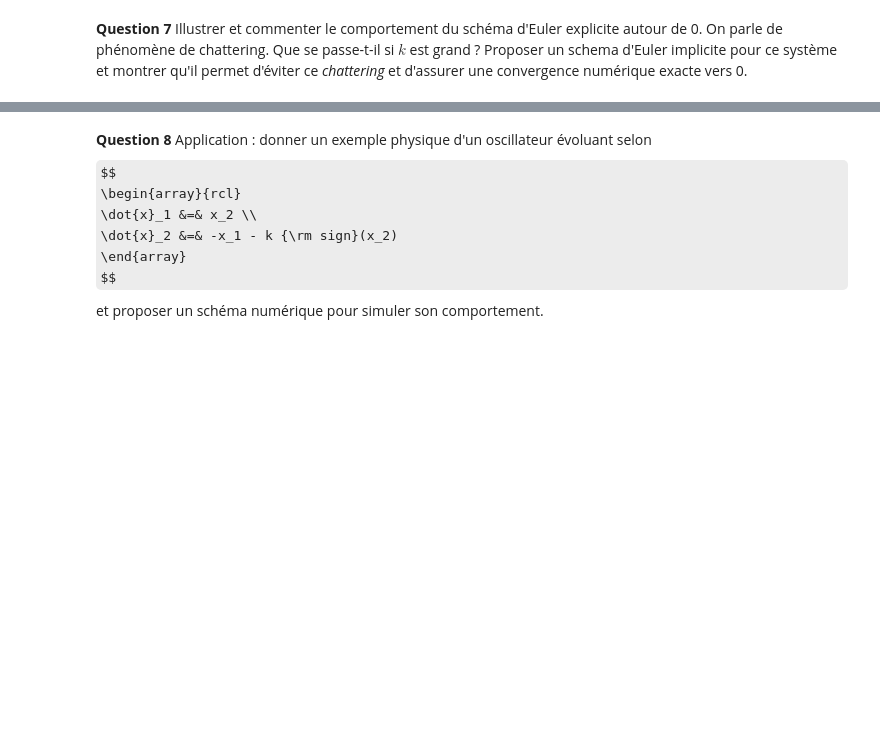
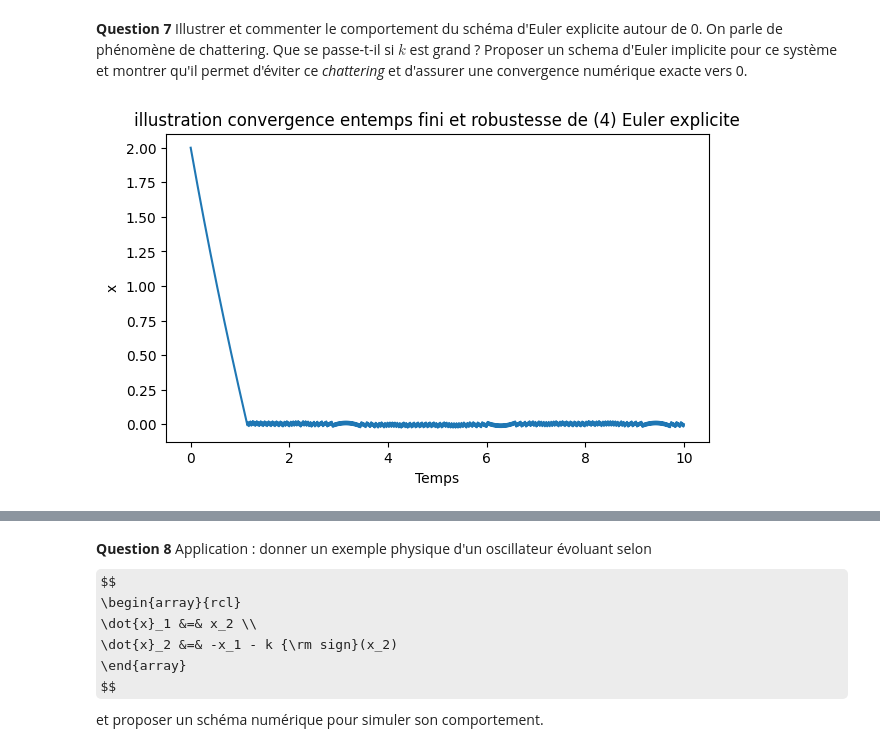
Before and after one commit to eleonoredt/projet_info_UE11, a Jupyter notebook: Projet - Equations Différentielles - 2025(1).ipynb, the cells around one changed output, grey strips where cells are left out. Cells and saved outputs as stored; diff of their text form; code cells hidden in the pictures; some formulas as TeX source; blank space fills up the shorter version.

```diff
--- a/Projet - Equations Différentielles - 2025(1).ipynb
+++ b/Projet - Equations Différentielles - 2025(1).ipynb
@@ -190,0 +225,10 @@ def euler_implicit_sliding(x0,t0,tf,dt):
+# %%
+#on réutilise la fonction euler_explicite définie plus haut
+temps, solution = euler_explicit(f_perturbation, x0=2, t0=0, tf=10, dt=0.01)
+plt.plot(temps,solution)
+plt.title('illustration convergence entemps fini et robustesse de (4) Euler explicite')
+plt.xlabel('Temps')
+plt.ylabel('x')
+plt.show()
+# %% [output]
+[figure, added]
```
Also changed, not shown: parts of 12 cells of this notebook.
